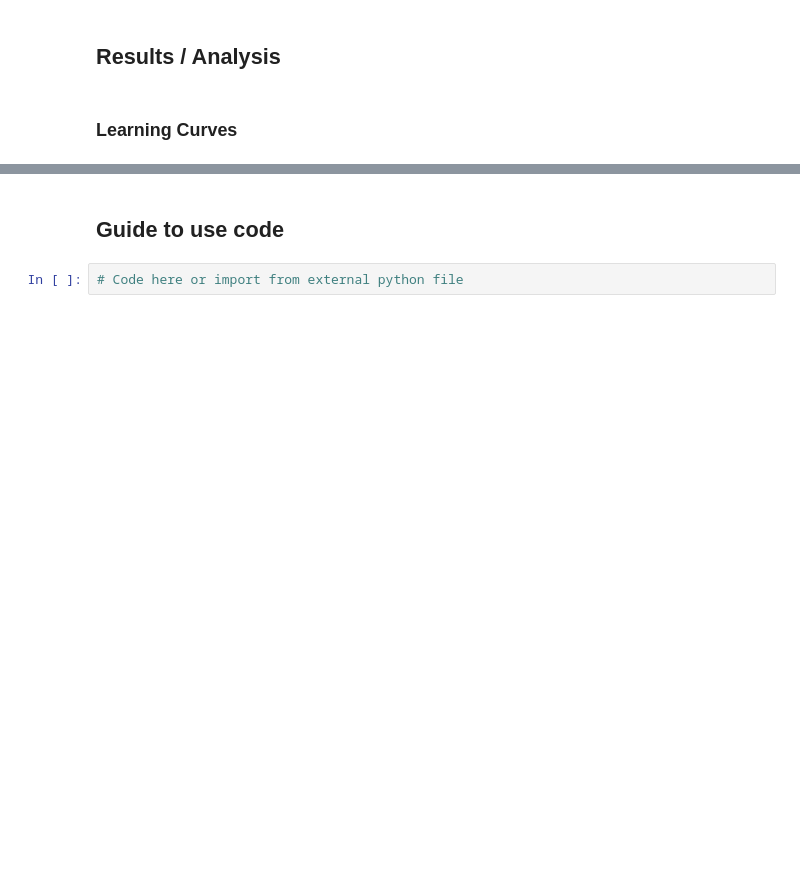
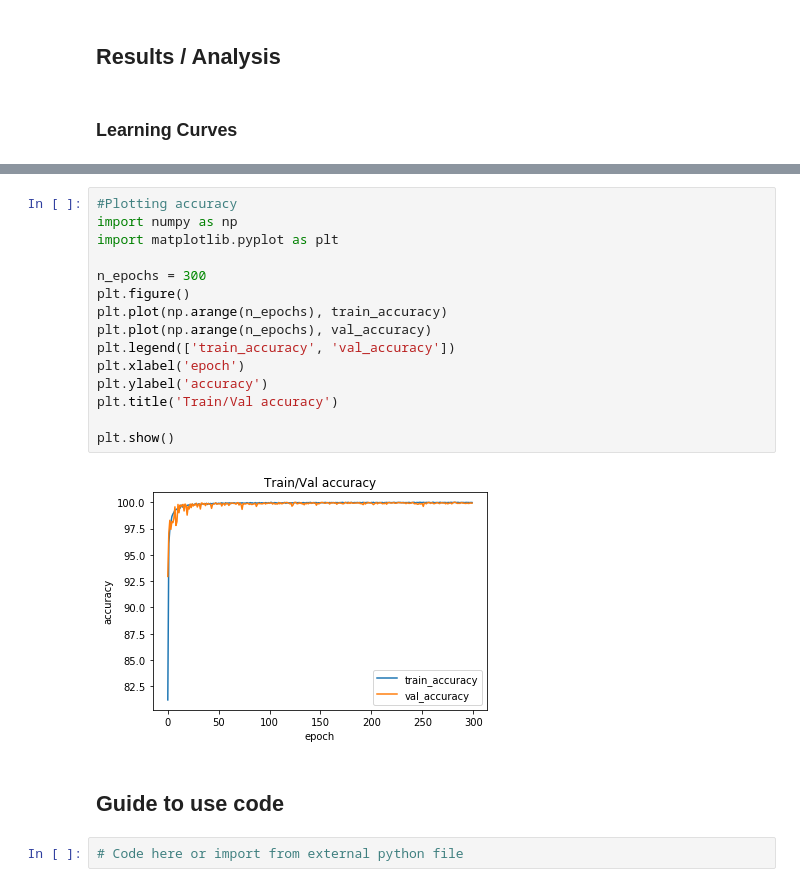
Before and after one commit to MeiLing90/ATML19_Group3A, a Jupyter notebook: ATML Project - American Sign Language Recognition.ipynb, the cells around one changed output, grey strips where cells are left out. Cells and saved outputs as stored; diff of their text form; blank space fills up the shorter version.

```diff
--- a/ATML Project - American Sign Language Recognition.ipynb
+++ b/ATML Project - American Sign Language Recognition.ipynb
@@ -46,3 +52,20 @@ plt.show()
+# %%
+#Plotting accuracy
+import numpy as np
+import matplotlib.pyplot as plt
+
+n_epochs = 300
+plt.figure()
+plt.plot(np.arange(n_epochs), train_accuracy)
+plt.plot(np.arange(n_epochs), val_accuracy)
+plt.legend(['train_accuracy', 'val_accuracy'])
+plt.xlabel('epoch')
+plt.ylabel('accuracy')
+plt.title('Train/Val accuracy')
+
+plt.show()
+# %% [output]
+[figure, added]
 # %% [markdown]
 ## Guide to use code
 # %%
```
Also changed, not shown: parts of 3 cells of this notebook.
